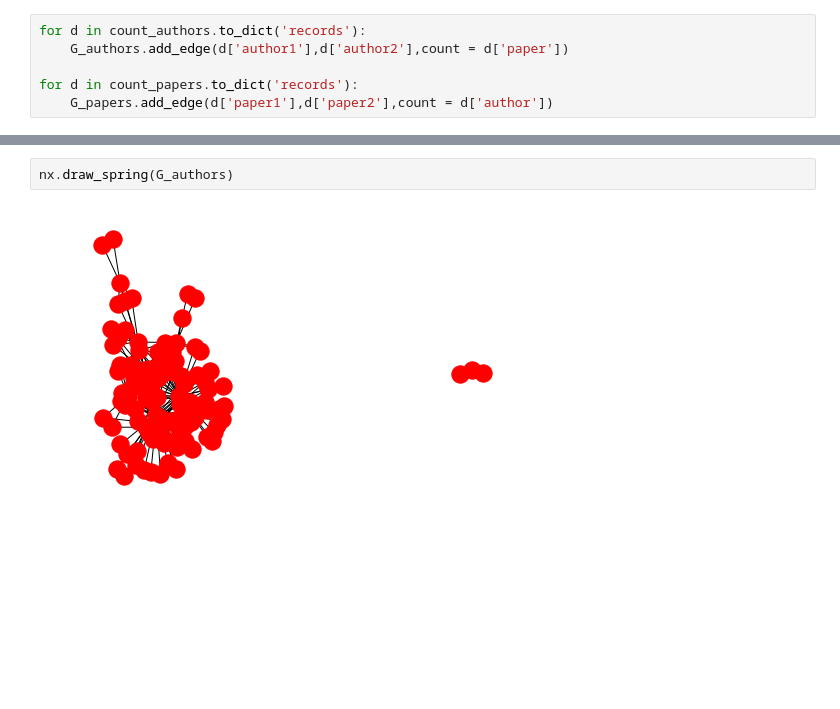
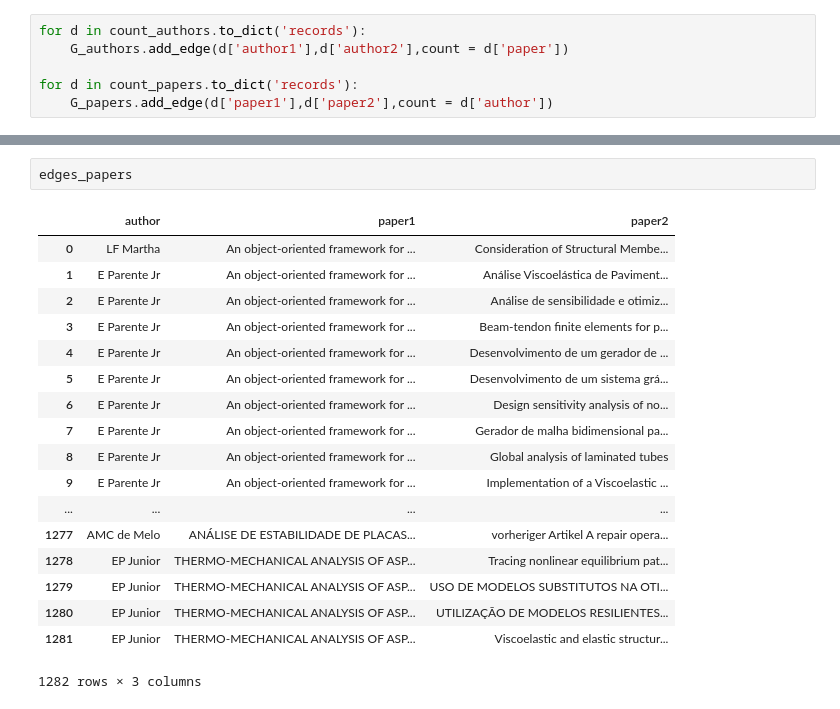
Before and after one commit to davibarreira/FDS-Homeworks, a Jupyter notebook: SandBox_Flask_SQL.ipynb, the cells around one changed output, grey strips where cells are left out. Drawn from its saved outputs; the diff is of its cells as text; blank space fills up the shorter version.

```diff
--- a/SandBox_Flask_SQL.ipynb
+++ b/SandBox_Flask_SQL.ipynb
@@ -145,4 +157,21 @@ nx.draw_spring(G_authors,edge_color='k')
-# %%
-nx.draw_spring(G_authors)
-# %% [output]
-[figure, removed]
+# %%
+edges_papers
+# %% [output]
+|  | author | paper1 | paper2 |
+| 0 | LF Martha | An object-oriented framework for ... | Consideration of Structural Membe... |
+| 1 | E Parente Jr | An object-oriented framework for ... | Análise Viscoelástica de Paviment... |
+| 2 | E Parente Jr | An object-oriented framework for ... | Análise de sensibilidade e otimiz... |
+| 3 | E Parente Jr | An object-oriented framework for ... | Beam-tendon finite elements for p... |
+| 4 | E Parente Jr | An object-oriented framework for ... | Desenvolvimento de um gerador de ... |
+| 5 | E Parente Jr | An object-oriented framework for ... | Desenvolvimento de um sistema grá... |
+| 6 | E Parente Jr | An object-oriented framework for ... | Design sensitivity analysis of no... |
+| 7 | E Parente Jr | An object-oriented framework for ... | Gerador de malha bidimensional pa... |
+| 8 | E Parente Jr | An object-oriented framework for ... | Global analysis of laminated tubes |
+| 9 | E Parente Jr | An object-oriented framework for ... | Implementation of a Viscoelastic ... |
+| ... | ... | ... | ... |
+| 1277 | AMC de Melo | ANÁLISE DE ESTABILIDADE DE PLACAS... | vorheriger Artikel A repair opera... |
+| 1278 | EP Junior | THERMO-MECHANICAL ANALYSIS OF ASP... | Tracing nonlinear equilibrium pat... |
+| 1279 | EP Junior | THERMO-MECHANICAL ANALYSIS OF ASP... | USO DE MODELOS SUBSTITUTOS NA OTI... |
+| 1280 | EP Junior | THERMO-MECHANICAL ANALYSIS OF ASP... | UTILIZAÇÃO DE MODELOS RESILIENTES... |
+| 1281 | EP Junior | THERMO-MECHANICAL ANALYSIS OF ASP... | Viscoelastic and elastic structur... |
+1282 rows × 3 columns
```
Also changed, not shown: parts of 4 cells of this notebook.
